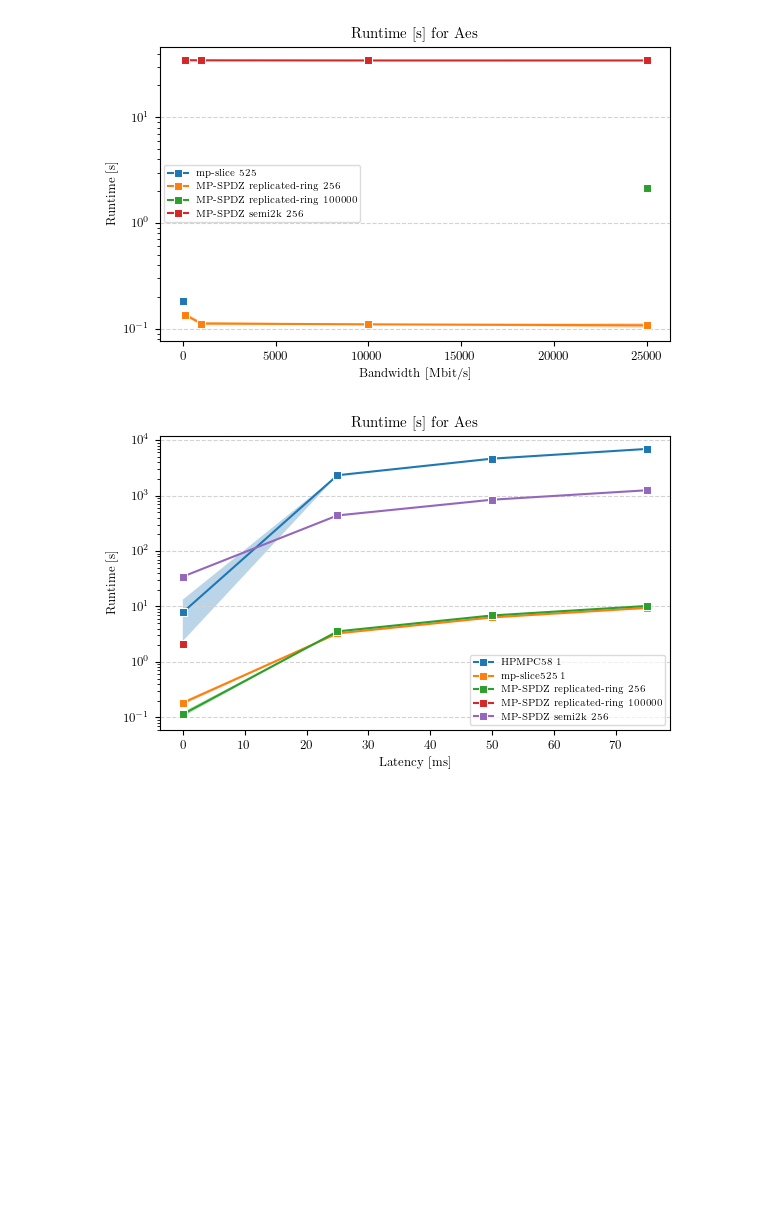
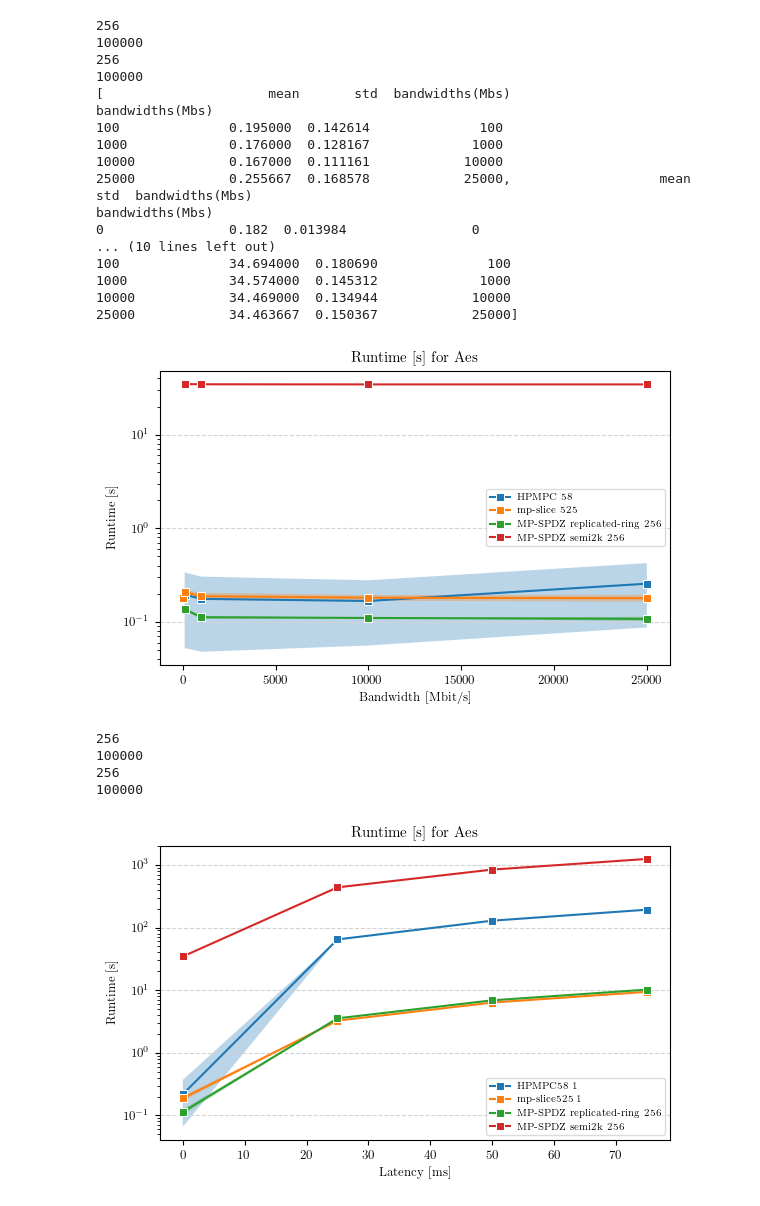
Before and after one commit to aSlunk/results, a Jupyter notebook: mp-slice/07_Aes/Deviation_latency.ipynb, the cells around one changed output. Cells and saved outputs as stored; diff of their text form; code cells hidden in the pictures; blank space fills up the shorter version.

```diff
--- a/mp-slice/07_Aes/Deviation_latency.ipynb
+++ b/mp-slice/07_Aes/Deviation_latency.ipynb
@@ -51,19 +54,53 @@ import pandas as pd
 # runtime/3600
 # %%
 bandwidth,label=rf.get_bandwidth_deviation(data)
-del label[0] # AES
-del label[-1]
-del bandwidth[0]
+# del bandwidth[0] # AUCTION
+# del bandwidth[1]
+# del bandwidth[2]
+# del bandwidth[-2]
+# del bandwidth[-2]
+# del label[0]
+# del label[1]
+# del label[2]
+# del label[-2]
+# del label[-2]
+
+del label[-1] # AES
 del bandwidth[-1]
+del label[-2]
+del bandwidth[-2]
 
 # del bandwidth[3] # DIVISION
 # del bandwidth[3]
 # del label[3]
 # del label[3]
-# print(bandwidth)
+
+# del bandwidth[-2] # secure min
+# del bandwidth[-2]
+# del label[-2]
+# del label[-2]
+
+print(bandwidth)
 rf.plot_deviation(bandwidth,label,"test.png",experiment,"Bandwidth [Mbit/s]","Runtime [s]",True)
 # %% [output]
+256
+100000
+256
+100000
+[                     mean       std  bandwidths(Mbs)
+bandwidths(Mbs)
+100              0.195000  0.142614              100
+1000             0.176000  0.128167             1000
+10000            0.167000  0.111161            10000
+25000            0.255667  0.168578            25000,                   mean       std  bandwidths(Mbs)
+bandwidths(Mbs)
+0                0.182  0.013984                0
+... (10 lines left out)
+100              34.694000  0.180690              100
+1000             34.574000  0.145312             1000
+10000            34.469000  0.134944            10000
+25000            34.463667  0.150367            25000]
-[figure, old version]
+[figure, new version]
 # %%
 latency,label=rf.get_latency_deviation(data)
 # del latency[0] # AUCTION
@@ -77,18 +114,28 @@ latency,label=rf.get_latency_deviation(data)
 # del label[-2]
 # del label[-2]
 
-del label[0] # AES
-del label[-1]
-del latency[0]
+del label[-1] # AES
 del latency[-1]
+del label[-2]
+del latency[-2]
 
 # del latency[3] # DIVISION
 # del latency[3]
 # del label[3]
 # del label[3]
+
+# del latency[-2] # secure min
+# del latency[-2]
+# del label[-2]
+# del label[-2]
+
 # print(latency)
 rf.plot_deviation(latency,label,"test.png",experiment,"Latency [ms]","Runtime [s]",True)
 # %% [output]
+256
+100000
+256
+100000
-[figure, old version]
+[figure, new version]
 # %%
 packetdrop,label=rf.get_packetdrop_deviation(data)
```
Also changed, not shown: parts of 6 cells of this notebook, 1 other file.
